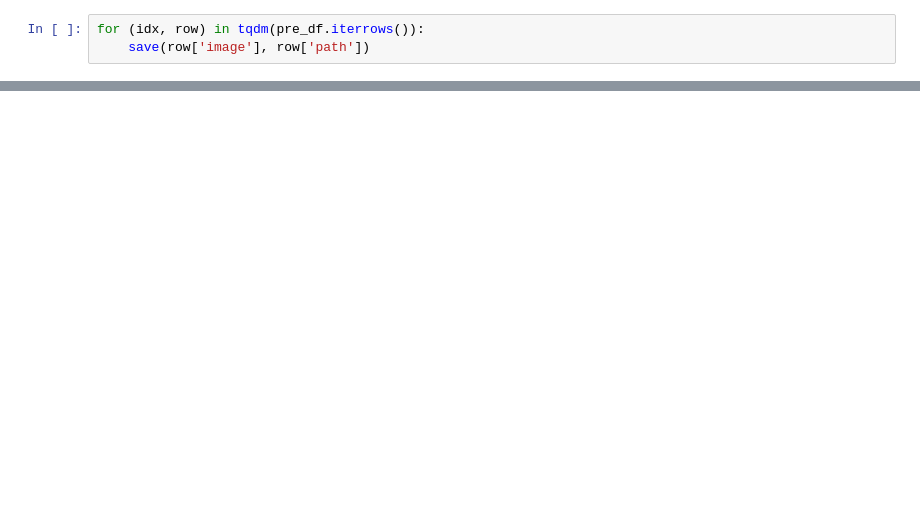
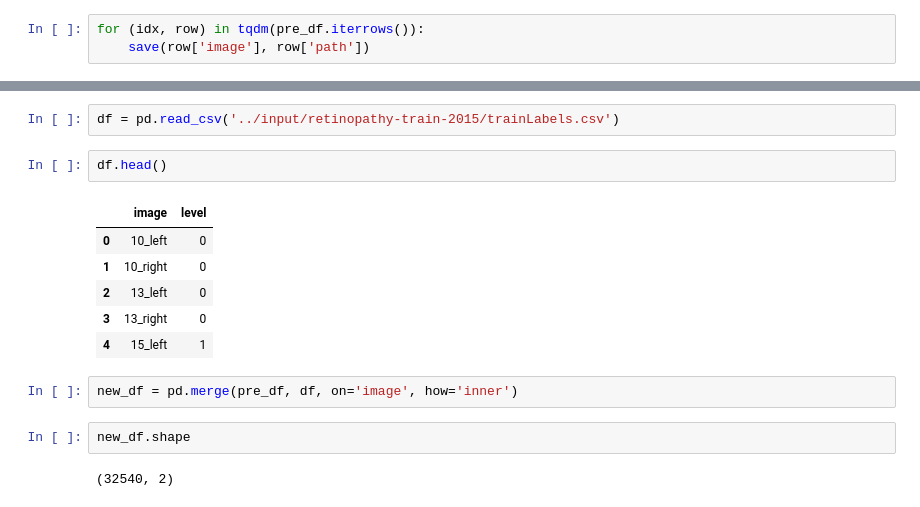
Before and after one commit to ishtos/aptos, a Jupyter notebook: jupyter/preprocess_dataset.ipynb, the cells around one changed output, grey strips where cells are left out. Cells and saved outputs as stored; diff of their text form; blank space fills up the shorter version.

```diff
--- a/jupyter/preprocess_dataset.ipynb
+++ b/jupyter/preprocess_dataset.ipynb
@@ -132,0 +162,17 @@ for (idx, row) in tqdm(pre_df.iterrows()):
+# %%
+df = pd.read_csv('../input/retinopathy-train-2015/trainLabels.csv')
+# %%
+df.head()
+# %% [output]
+|  | image | level |
+| 0 | 10_left | 0 |
+| 1 | 10_right | 0 |
+| 2 | 13_left | 0 |
+| 3 | 13_right | 0 |
+| 4 | 15_left | 1 |
+# %%
+new_df = pd.merge(pre_df, df, on='image', how='inner')
+# %%
+new_df.shape
+# %% [output]
+(32540, 2)
```
Also changed, not shown: parts of 21 cells of this notebook, 5 other files.
